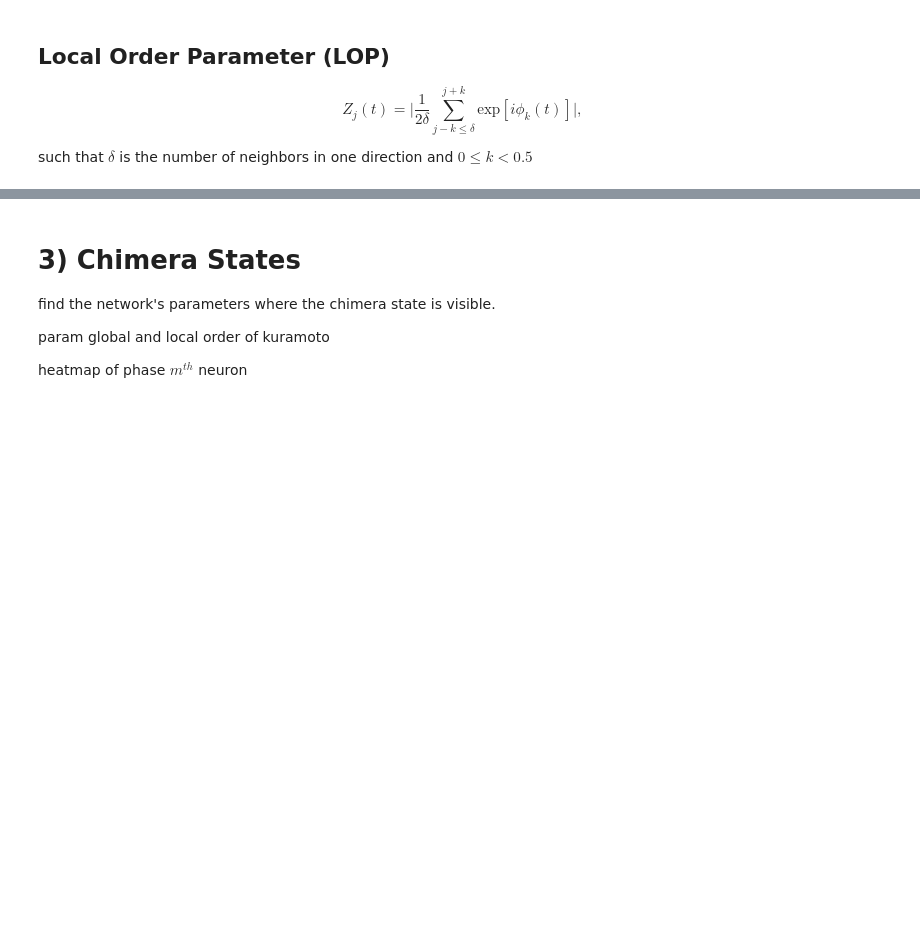
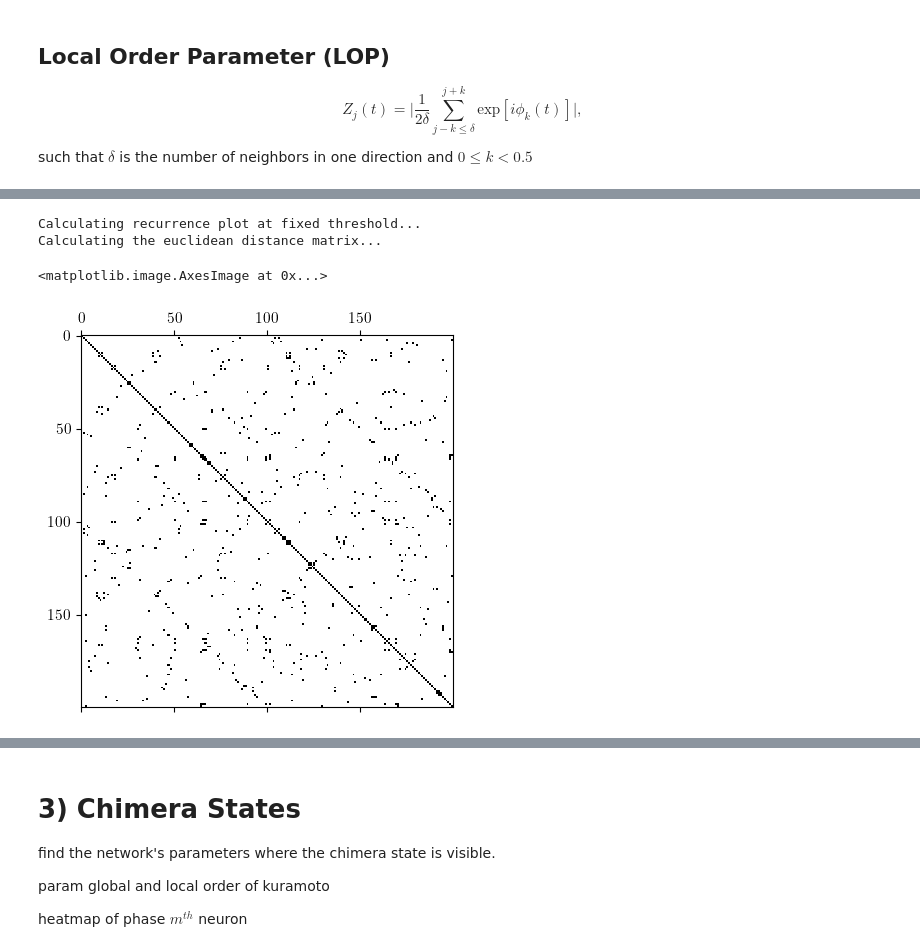
Before and after one commit to FernandoSBorges/chimeras, a Jupyter notebook: notebooks/analises_dissertacao.ipynb, the cells around one changed output, grey strips where cells are left out. Saved outputs shown, nothing was run; the diff lists cells and outputs as text; code cells hidden in the pictures; blank space fills up the shorter version.

```diff
--- a/notebooks/analises_dissertacao.ipynb
+++ b/notebooks/analises_dissertacao.ipynb
@@ -1015,0 +814,26 @@ ax.set_ylim(0,100)
+# %%
+import numpy as np
+from pyunicorn.timeseries import RecurrencePlot, RecurrenceNetwork
+
+DIM = 1  # Embedding dimension
+TAU = 0  # Embedding delay
+
+#  Settings for the recurrence plot
+EPS = 0.05  # Fixed threshold
+RR = 0.05   # Fixed recurrence rate
+# Distance metric in phase space ->
+# Possible choices ("manhattan","euclidean","supremum")
+METRIC = "euclidean"
+
+time_series = phases_sample
+
+rp = RecurrencePlot(time_series, dim=DIM, tau=TAU, metric=METRIC,
+                    normalize=False, threshold=EPS)
+# %% [output]
+Calculating recurrence plot at fixed threshold...
+Calculating the euclidean distance matrix...
+# %%
+plt.matshow(rp.recurrence_matrix(), cmap='binary')
+# %% [output]
+<matplotlib.image.AxesImage at 0x...>
+[figure, added]
```
Also changed, not shown: parts of 44 cells of this notebook, 18 other files.
